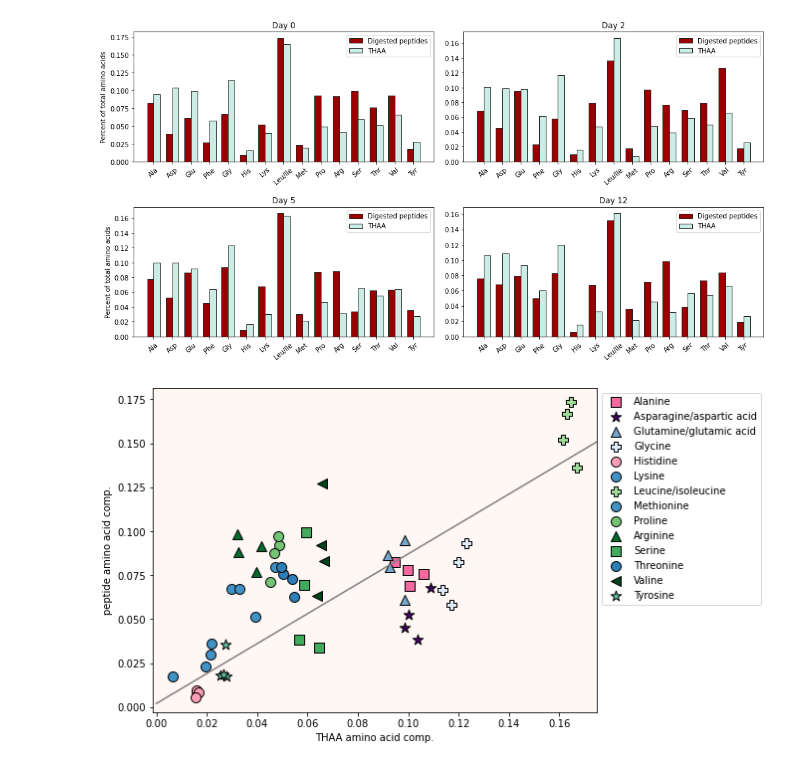
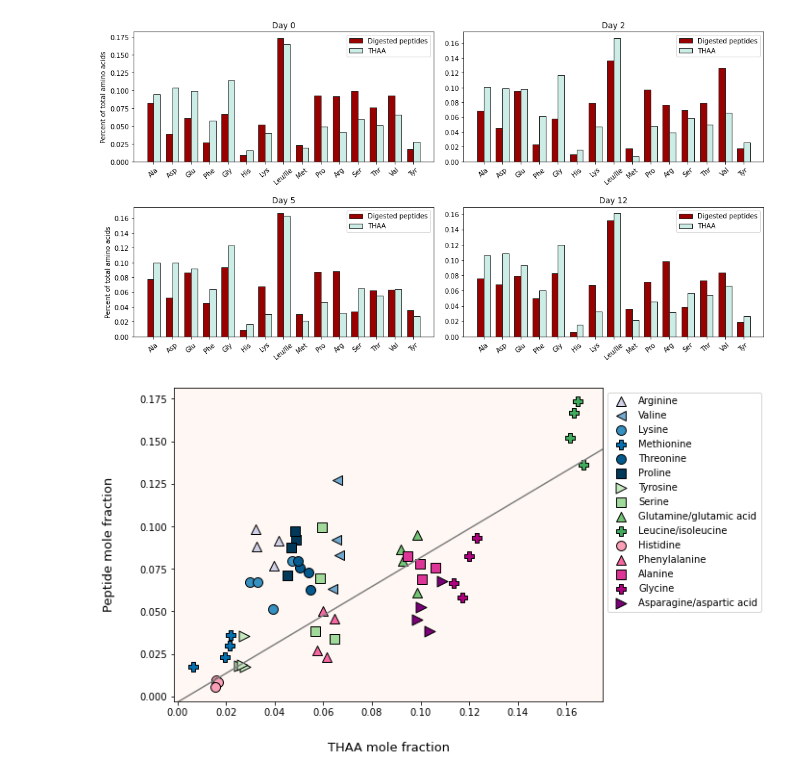
Before and after one commit to MeganEDuffy/rot-mayer, a Jupyter notebook: notebooks/THAA-AAs.ipynb, the cells around one changed output. Saved outputs shown, nothing was run; the diff lists cells and outputs as text; code cells hidden in the pictures.

```diff
--- a/notebooks/THAA-AAs.ipynb
+++ b/notebooks/THAA-AAs.ipynb
@@ -423,61 +423,72 @@ Val_y = digRelNAAF.iloc[0:, 14]
 
 Tyr_x = sum_relAA.iloc[0:, 15]
 Tyr_y = digRelNAAF.iloc[0:, 15]
 
 fig = plt.figure(figsize=(8,6))
 ax1 = fig.add_subplot(111)
 
 line = mlines.Line2D([0, 4], [0, 4], color='grey')
 transform = ax.transAxes
 line.set_transform(transform)
 ax1.add_line(line)
 
-# Alanine
-ax1.scatter(Ala_x, Ala_y, s=100, c='#f768a1', marker="s", label='Alanine', edgecolors='black')
+# Above 1:1 line: BLUES
 
-# Asparagine
-ax1.scatter(Asp_x, Asp_y, s=120, c='#49006a', marker="*", label='Asparagine/aspartic acid', edgecolors='black')
+# Arginine
+ax1.scatter(Arg_x, Arg_y, s=100, c='#d0d1e6', marker="^", label='Arginine', edgecolors='black')
+
+# Valine
+ax1.scatter(Val_x, Val_y, s=100, c='#74a9cf', marker="<", label='Valine', edgecolors='black')
+
+# Lysine
+ax1.scatter(Lys_x, Lys_y, s=100, c='#3690c0', marker="o", label='Lysine', edgecolors='black')
+
+# Methinoine
+ax1.scatter(Met_x, Met_y, s=100, c='#0570b0', marker="P", label='Methionine', edgecolors='black')
+
+# Threonine
+ax1.scatter(Thr_x, Thr_y, s=100, c='#045a8d', marker="o", label='Threonine', edgecolors='black')
+
+# Proline
+ax1.scatter(Pro_x, Pro_y, s=100, c='#023858', marker="s", label='Proline', edgecolors='black')
+
+# Across 1:1 line: GREENS
+
+# Tyrosine
+ax1.scatter(Tyr_x, Tyr_y, s=120, c='#c7e9c0', marker=">", label='Tyrosine', edgecolors='black')
+
+# Serine
+ax1.scatter(Ser_x, Ser_y, s=100, c='#a1d99b', marker="s", label='Serine', edgecolors='black')
 
 # Glutamine
-ax1.scatter(Glu_x, Glu_y, s=100, c='#74a9cf', marker="^", label='Glutamine/glutamic acid', edgecolors='black')
+ax1.scatter(Glu_x, Glu_y, s=100, c='#74c476', marker="^", label='Glutamine/glutamic acid', edgecolors='black')
 
-# Glycine
-ax1.scatter(Gly_x, Gly_y, s=100, c='#deebf7', marker="P", label='Glycine', edgecolors='black')
+# Leucine/isoleucine
+ax1.scatter(Leu_x, Leu_y, s=100, c='#41ab5d', marker="P", label='Leucine/isoleucine', edgecolors='black')
+
+# Below 1:1 line: REDS
 
 # Histidine
 ax1.scatter(His_x, His_y, s=100, c='#fa9fb5', marker="o", label='Histidine', edgecolors='black')
 
-# Lysine
-ax1.scatter(Lys_x, Lys_y, s=100, c='#4292c6', marker="o", label='Lysine', edgecolors='black')
+# Phenylalanine
+ax1.scatter(Phe_x, Phe_y, s=100, c='#f768a1', marker="^", label='Phenylalanine', edgecolors='black')
 
-# Leucine/isoleucine
-ax1.scatter(Leu_x, Leu_y, s=100, c='#a1d99b', marker="P", label='Leucine/isoleucine', edgecolors='black')
+# Alanine
+ax1.scatter(Ala_x, Ala_y, s=100, c='#dd3497', marker="s", label='Alanine', edgecolors='black')
 
-# Methinoine
-ax1.scatter(Met_x, Met_y, s=100, c='#4292c6', marker="o", label='Methionine', edgecolors='black')
+# Glycine
+ax1.scatter(Gly_x, Gly_y, s=100, c='#ae017e', marker="P", label='Glycine', edgecolors='black')
 
-# Proline
-ax1.scatter(Pro_x, Pro_y, s=100, c='#74c476', marker="o", label='Proline', edgecolors='black')
+# Asparagine
+ax1.scatter(Asp_x, Asp_y, s=120, c='#7a0177', marker=">", label='Asparagine/aspartic acid', edgecolors='black')
 
-# Arginine
-ax1.scatter(Arg_x, Arg_y, s=100, c='#006d2c', marker="^", label='Arginine', edgecolors='black')
 
-# Serine
-ax1.scatter(Ser_x, Ser_y, s=100, c='#41ab5d', marker="s", label='Serine', edgecolors='black')
 
-# Threonine
-ax1.scatter(Thr_x, Thr_y, s=100, c='#2c7fb8', marker="o", label='Threonine', edgecolors='black')
-
-# Valine
-ax1.scatter(Val_x, Val_y, s=100, c='#00441b', marker="<", label='Valine', edgecolors='black')
-
-# Tyrosine
-ax1.scatter(Tyr_x, Tyr_y, s=120, c='#66c2a4', marker="*", label='Tyrosine', edgecolors='black')
-
-ax1.set_ylabel('peptide amino acid comp.')
-ax1.set_xlabel('THAA amino acid comp.')
+ax1.set_ylabel('Peptide mole fraction', labelpad = 25, fontsize = 13)
+ax1.set_xlabel('THAA mole fraction', labelpad = 25, fontsize = 13)
 ax1.set_facecolor("#fff7f3")
 plt.legend(bbox_to_anchor=(1,1), loc="upper left")
 plt.show()
 # %% [output]
-[figure, old version]
+[figure, new version]
```
Also changed, not shown: 2 other files.
